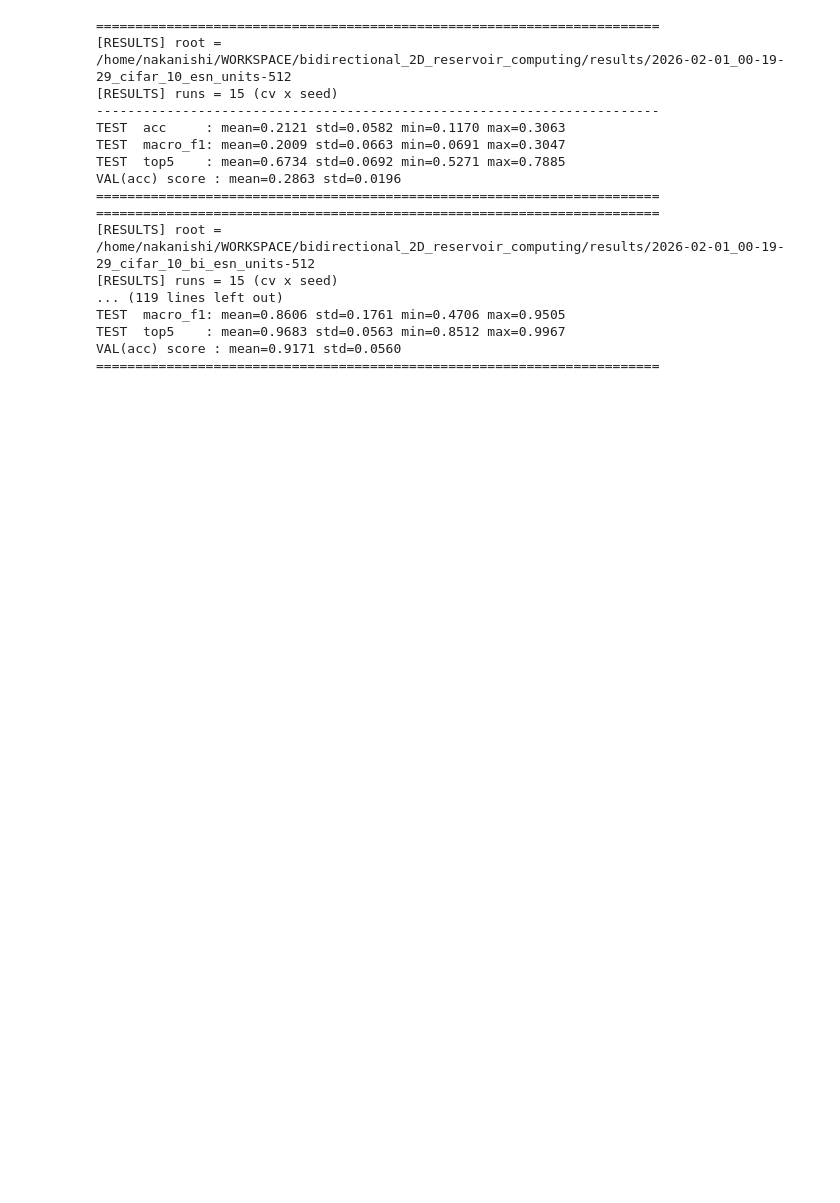
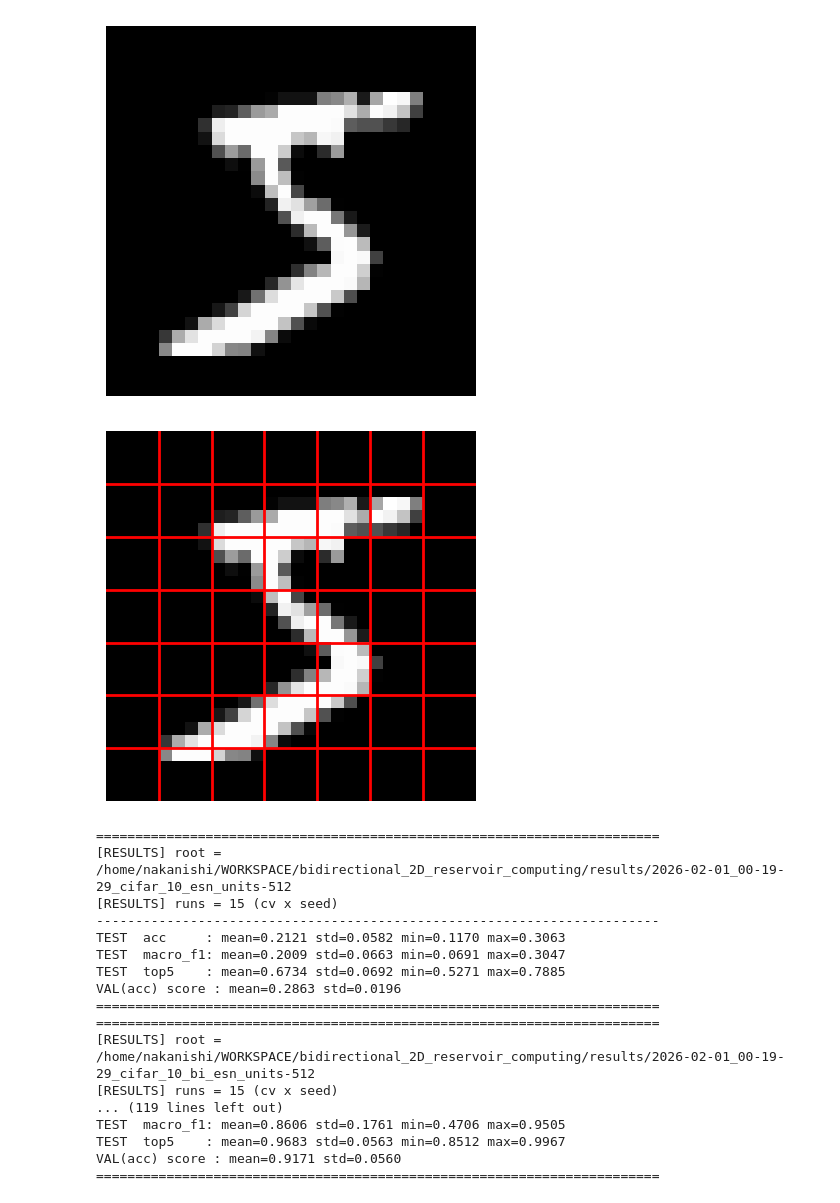
Before and after one commit to Tokunaga-LAB-Group/bidirectional_2d_reservoir_computing, a Jupyter notebook: notebooks/eval_classification.ipynb, the cells around one changed output. Saved outputs shown, nothing was run; the diff lists cells and outputs as text; code cells hidden in the pictures; blank space fills up the shorter version.

```diff
--- a/notebooks/eval_classification.ipynb
+++ b/notebooks/eval_classification.ipynb
@@ -1,3 +56,46 @@
+# %%
+import tensorflow as tf
+import matplotlib.pyplot as plt
+
+# Load MNIST
+(x_train, _), _ = tf.keras.datasets.mnist.load_data()
+x_train = x_train / 255.0
+
+img = x_train[0]
+
+
+plt.figure()
+plt.imshow(img, cmap='gray')
+plt.axis('off')
+plt.savefig(
+    "/home/nakanishi/WORKSPACE/bidirectional_2D_reservoir_computing/sample_image_wo_grid.png",
+    dpi=300
+)
+
+fig, ax = plt.subplots()
+ax.imshow(img, cmap='gray')
+
+patch_size = 4  # 2x2 pixel patches
+
+H, W = img.shape
+
+# ピクセル境界に正確に線を引く
+for y in range(patch_size, H, patch_size):
+    ax.axhline(y - 0.5, color='red', linewidth=2)
+
+for x in range(patch_size, W, patch_size):
+    ax.axvline(x - 0.5, color='red', linewidth=2)
+
+ax.axis('off')
+
+plt.savefig(
+    "/home/nakanishi/WORKSPACE/bidirectional_2D_reservoir_computing/sample_image_2x2pix_grid.png",
+    dpi=200
+)
+plt.show()
+# %% [output]
+[figure, added]
+[figure, added]
 # %%
 from __future__ import annotations
 
```
Also changed, not shown: parts of 1 cell of this notebook, 2 other files.
